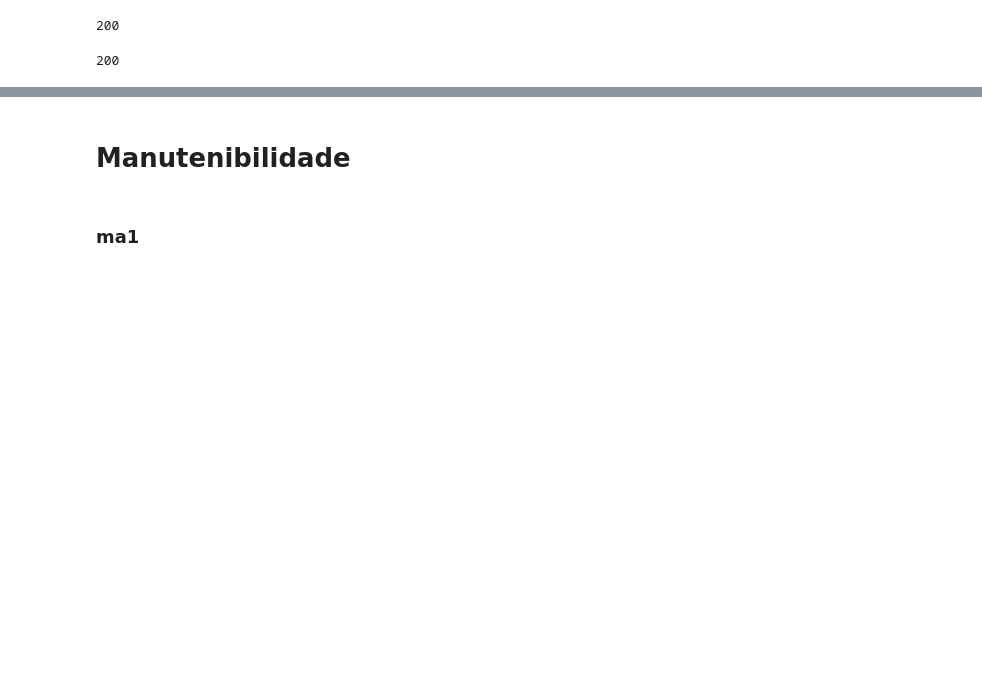
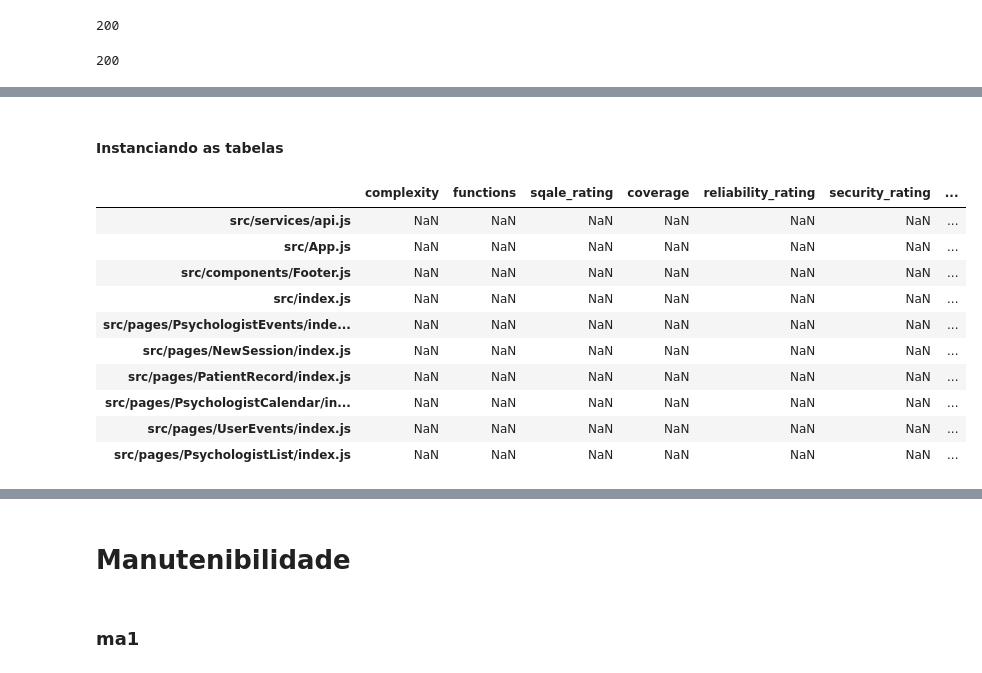
Before and after one commit to fga-eps-mds/2020.1-eSaudeUnB-Wiki, a Jupyter notebook: analytics/eSaudeUnB - Analytics.ipynb, the cells around one changed output, grey strips where cells are left out. Cells and saved outputs as stored; diff of their text form; code cells hidden in the pictures; blank space fills up the shorter version.

```diff
--- a/analytics/eSaudeUnB - Analytics.ipynb
+++ b/analytics/eSaudeUnB - Analytics.ipynb
@@ -216,0 +234,4 @@ df_back
+# %%
+for measure in json_projeto_back['measures']:
+    df_projeto_back.at['projeto', measure['metric']] = measure['value']
+df_projeto_back
@@ -216,0 +245,6 @@ df_back
+# %%
+json_arquivos_front = []
+for component in json_front['components']:
+    if component['qualifier'] == 'FIL':
+        json_arquivos_front.append(component)
+json_arquivos_front
@@ -216,0 +295,5 @@ df_back
+# %%
+json_arquivos_front_columns = []
+for measure in json_arquivos_front[0]['measures']:
+    json_arquivos_front_columns.append(measure['metric'])
+json_arquivos_front_columns
@@ -216,0 +389,17 @@ df_back
+# %% [markdown]
+#### Instanciando as tabelas
+# %%
+df_arquivos_front = pd.DataFrame(columns = json_arquivos_front_columns, index = json_arquivos_front_index)
+df_arquivos_front.head(10)
+# %% [output]
+|  | complexity | functions | sqale_rating | coverage | reliability_rating | security_rating | ... |
+| src/services/api.js | NaN | NaN | NaN | NaN | NaN | NaN | ... |
+| src/App.js | NaN | NaN | NaN | NaN | NaN | NaN | ... |
+| src/components/Footer.js | NaN | NaN | NaN | NaN | NaN | NaN | ... |
+| src/index.js | NaN | NaN | NaN | NaN | NaN | NaN | ... |
+| src/pages/PsychologistEvents/inde... | NaN | NaN | NaN | NaN | NaN | NaN | ... |
+| src/pages/NewSession/index.js | NaN | NaN | NaN | NaN | NaN | NaN | ... |
+| src/pages/PatientRecord/index.js | NaN | NaN | NaN | NaN | NaN | NaN | ... |
+| src/pages/PsychologistCalendar/in... | NaN | NaN | NaN | NaN | NaN | NaN | ... |
+| src/pages/UserEvents/index.js | NaN | NaN | NaN | NaN | NaN | NaN | ... |
+| src/pages/PsychologistList/index.js | NaN | NaN | NaN | NaN | NaN | NaN | ... |
```
Also changed, not shown: parts of 65 cells of this notebook.
